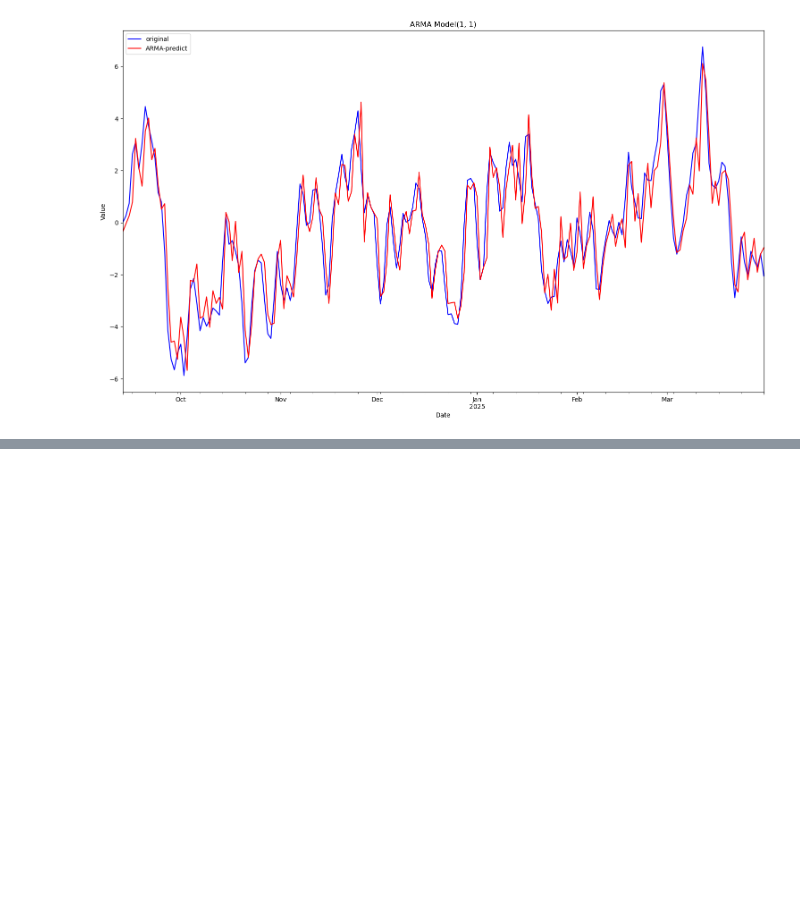
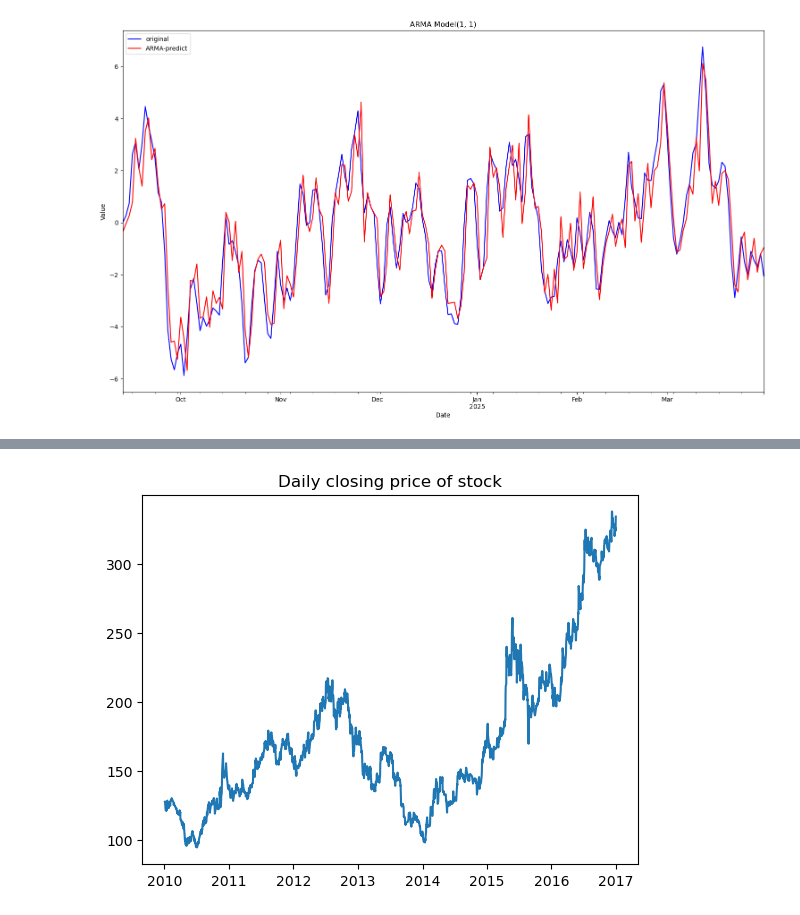
Before and after one commit to wyfdapig/learn_code, a Jupyter notebook: TStest/test1/homework1.ipynb, the cells around one changed output, grey strips where cells are left out. Drawn from its saved outputs; the diff is of its cells as text; code cells hidden in the pictures; blank space fills up the shorter version.

```diff
--- a/TStest/test1/homework1.ipynb
+++ b/TStest/test1/homework1.ipynb
@@ -271,0 +285,5 @@ plt.show()
+# %%
+# 1.准备数据
+stockFile = 'exp1_data/data-stock_train.csv'
+stock_df = pd.read_csv(stockFile, index_col=0, parse_dates=[0]) # 指定索引为Date，并处理为日期格式
+stock_df.head()
@@ -271,0 +298,7 @@ plt.show()
+# %%
+# 收盘数据可视化
+plt.plot(stock_df['Close']) # 收盘价
+plt.title('Daily closing price of stock')
+plt.show()
+# %% [output]
+[figure, added]
```
Also changed, not shown: parts of 26 cells of this notebook, 1 other file.
